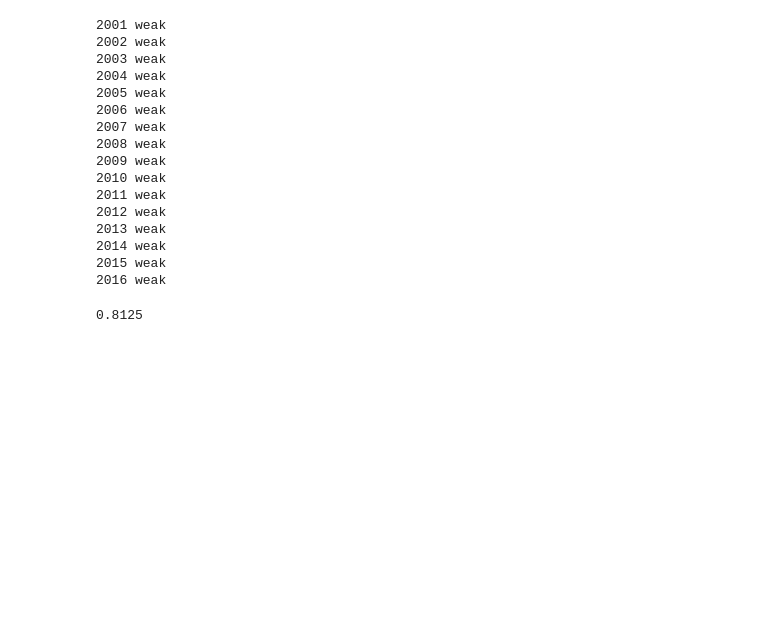
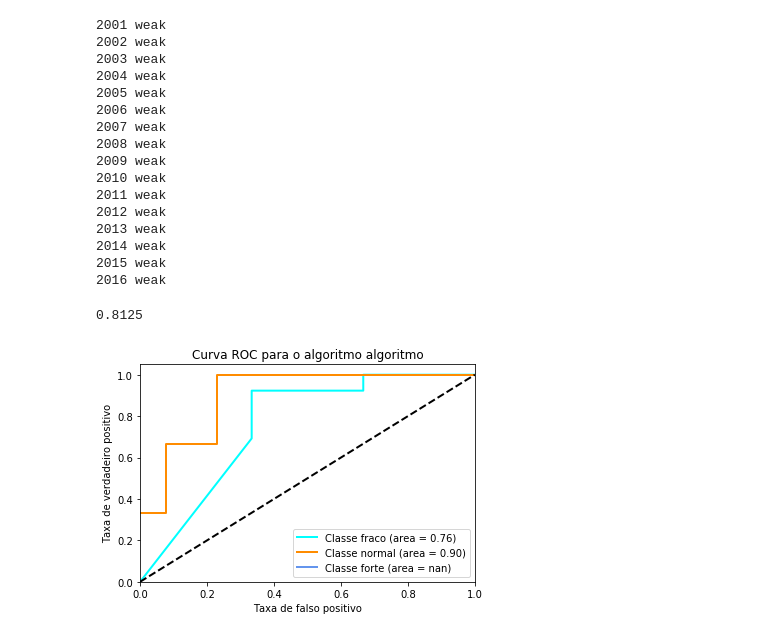
Before and after one commit to tiagotele/experimentos_oceanografia, a Jupyter notebook: Refactored.ipynb, the cells around one changed output. Saved outputs shown, nothing was run; the diff lists cells and outputs as text; code cells hidden in the pictures; blank space fills up the shorter version.

Commit message:
Adding roc curve to algorithm

```diff
--- a/Refactored.ipynb
+++ b/Refactored.ipynb
@@ -74,10 +76,12 @@ feature_cols = dataset_df.columns
 feature_cols=feature_cols.drop('classes')
 
 # Input data(X)
-X = train_df.loc[:, feature_cols]
+X_train = train_df.loc[:, feature_cols]
 
 # Output data(y)
-y = train_df['classes']
+y_train = train_df['classes']
 
 X_test = test_df.loc[:, feature_cols]
+
+y_test = test_df['classes']
 # %%
@@ -264,3 +268,13 @@ new_pred_class = test_gnb(X,y, X_test)
 metrics.accuracy_score(test_df['classes'], new_pred_class)
 # %% [output]
 0.8125
+# %%
+n_classes = 3
+# %%
+# Binarize the output
+y_tr = label_binarize(y_train, classes=['weak', 'normal', 'strong'])
+y_tt = label_binarize(y_test, classes=['weak', 'normal', 'strong'])
+# %%
+plot_roc(GaussianNB(), X_train, X_test, y_tr, y_tt, n_classes, algorithm="algoritmo")
+# %% [output]
+[figure, added]
```
Also changed, not shown: parts of 9 cells of this notebook, 1 other file.
